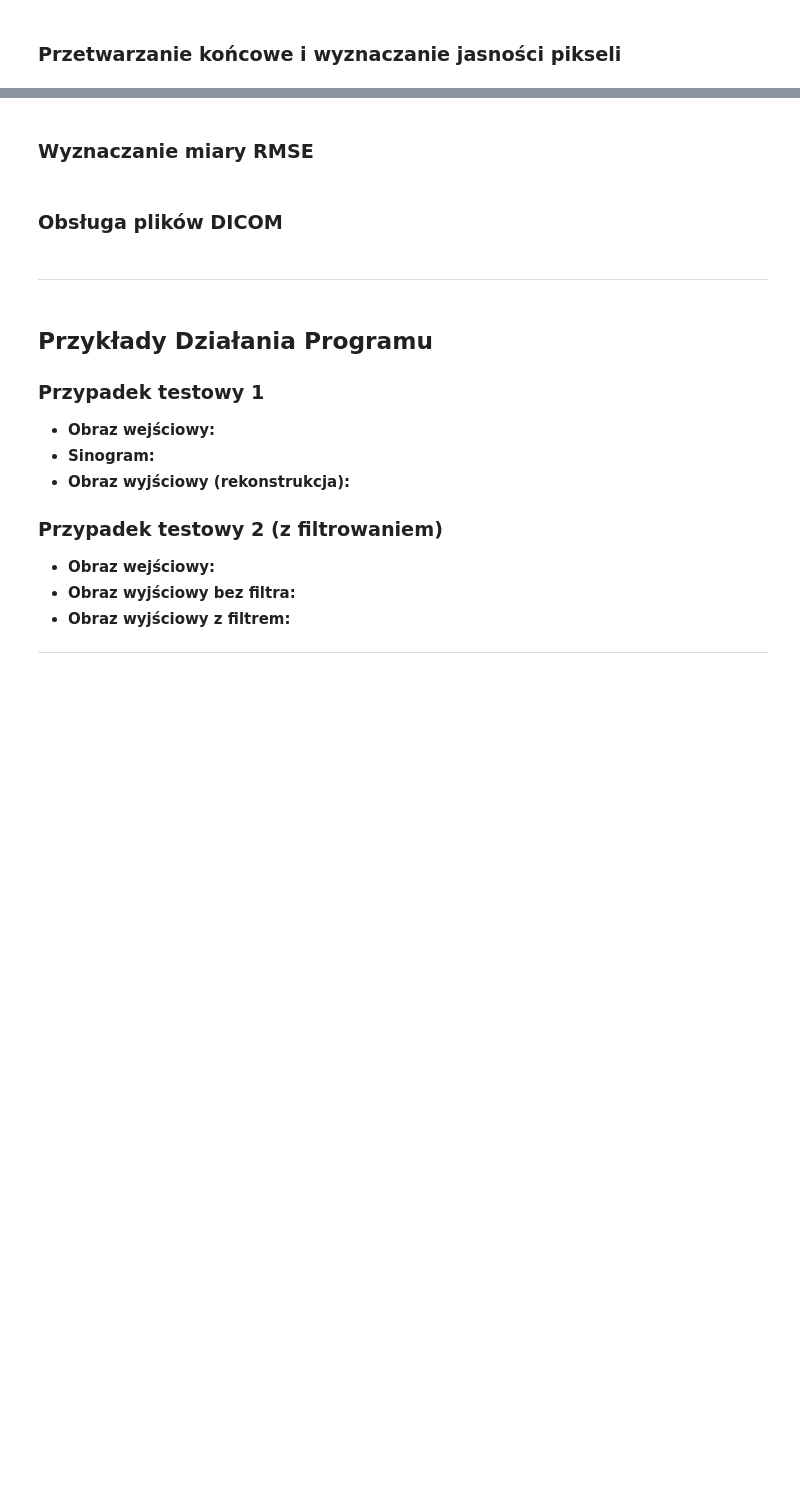
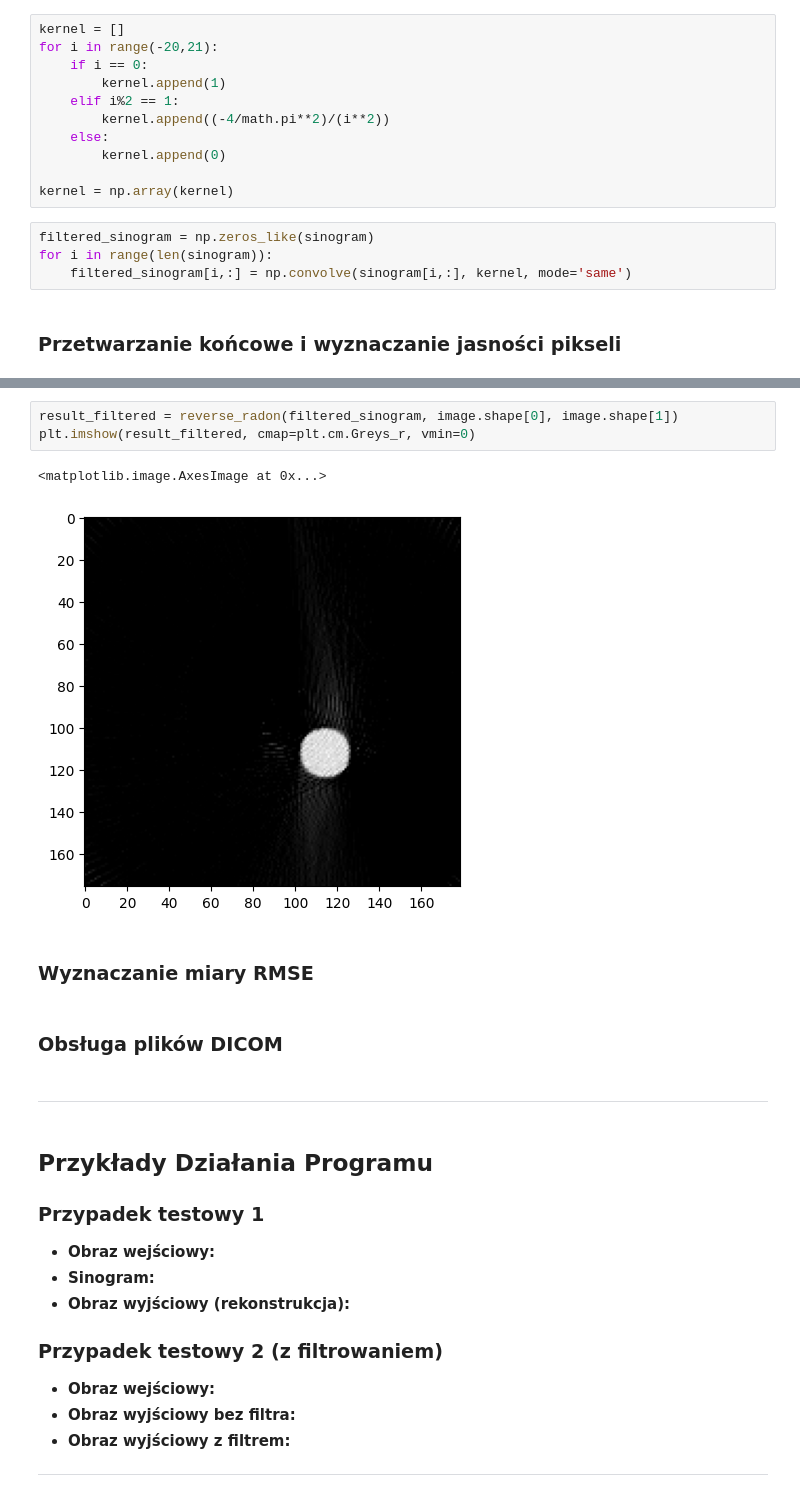
Before and after one commit to viatrix17/Symulacja-Tomografu, a Jupyter notebook: symulacja_tomografu.ipynb, the cells around one changed output, grey strips where cells are left out. Drawn from its saved outputs; the diff is of its cells as text; blank space fills up the shorter version.

```diff
--- a/symulacja_tomografu.ipynb
+++ b/symulacja_tomografu.ipynb
@@ -141,5 +150,20 @@ plt.imshow(sinogram,cmap=plt.cm.Greys_r)
 # %% [markdown]
 ### Filtrowanie sinogramu i splot
+# %%
+kernel = []
+for i in range(-20,21):
+    if i == 0:
+        kernel.append(1)
+    elif i%2 == 1:
+        kernel.append((-4/math.pi**2)/(i**2))
+    else:
+        kernel.append(0)
+
+kernel = np.array(kernel)
+# %%
+filtered_sinogram = np.zeros_like(sinogram)
+for i in range(len(sinogram)):
+    filtered_sinogram[i,:] = np.convolve(sinogram[i,:], kernel, mode='same')
 # %% [markdown]
 ### Przetwarzanie końcowe i wyznaczanie jasności pikseli
 # %%
@@ -185,3 +210,9 @@ plt.imshow(result,cmap=plt.cm.Greys_r)
+# %%
+result_filtered = reverse_radon(filtered_sinogram, image.shape[0], image.shape[1])
+plt.imshow(result_filtered, cmap=plt.cm.Greys_r, vmin=0)
+# %% [output]
+<matplotlib.image.AxesImage at 0x...>
+[figure, added]
 # %% [markdown]
 ### Wyznaczanie miary RMSE
 # %% [markdown]
```
Also changed, not shown: parts of 5 cells of this notebook.
